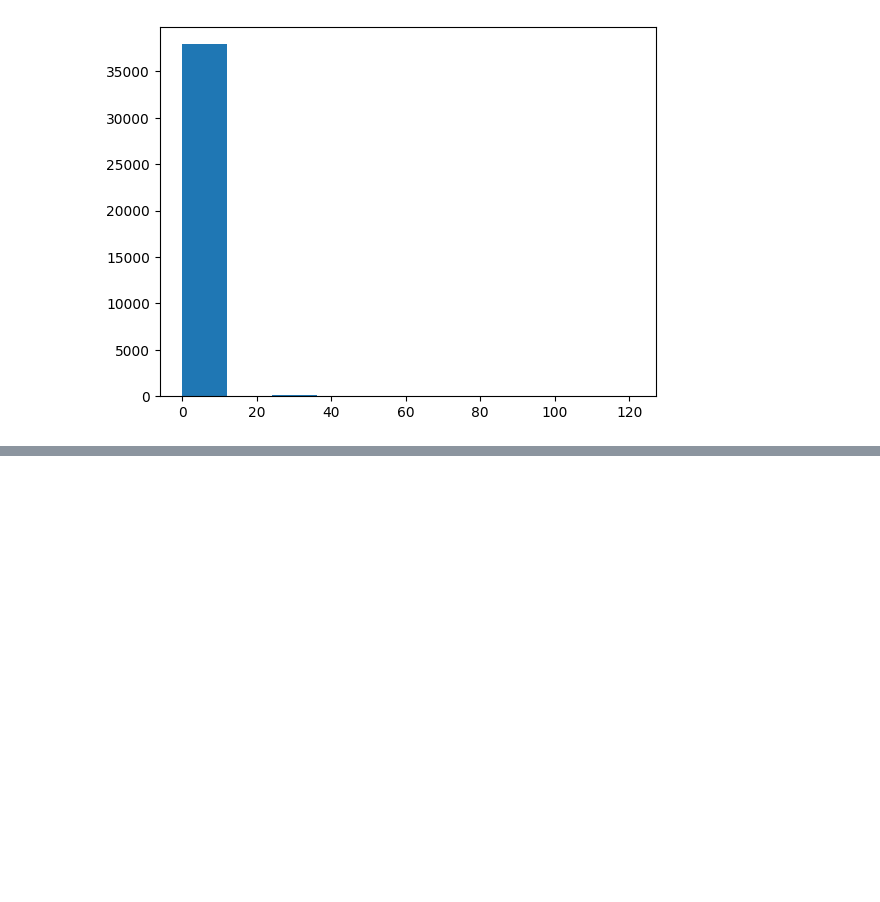
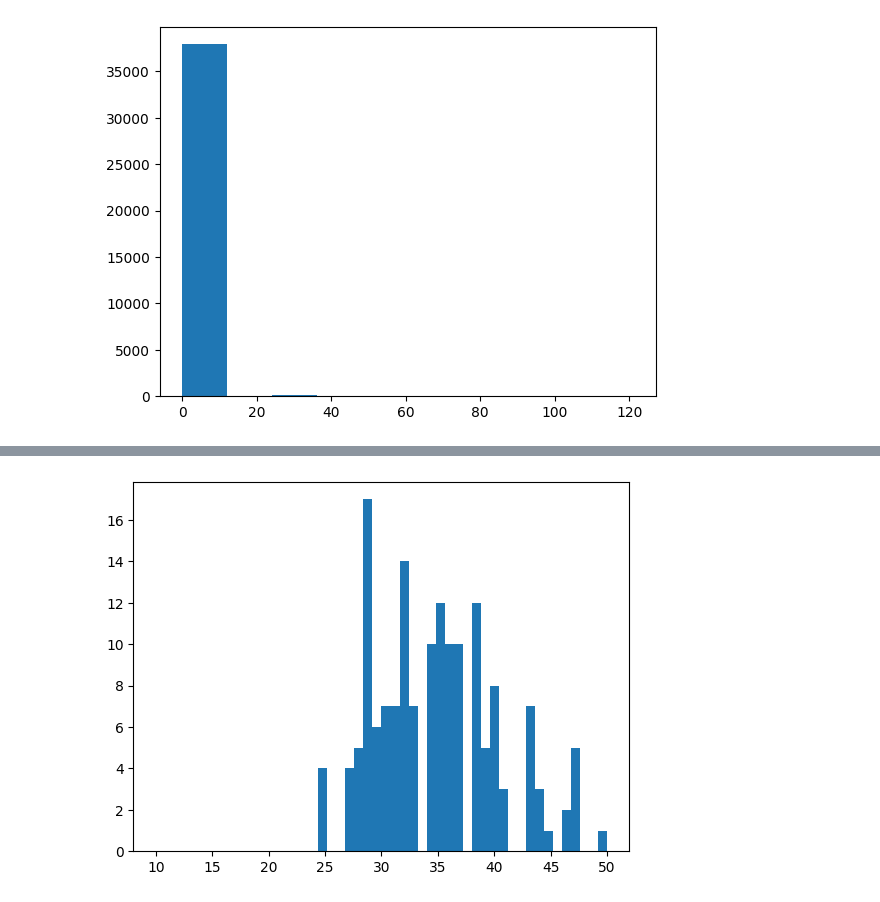
Before and after one commit to najibifar/Data_Analysis, a Jupyter notebook: Visualization/MatplotPandasSeaborn.ipynb, the cells around one changed output, grey strips where cells are left out. Saved outputs shown, nothing was run; the diff lists cells and outputs as text; code cells hidden in the pictures; blank space fills up the shorter version.

```diff
--- a/Visualization/MatplotPandasSeaborn.ipynb
+++ b/Visualization/MatplotPandasSeaborn.ipynb
@@ -93,0 +104,5 @@ ax.hist(df['Combined Electricity Consumption'])
+# %%
+fig, ax = plt.subplots()
+ax.hist(df['Combined Electricity Consumption'], range=(10, 50), bins=50);
+# %% [output]
+[figure, added]
```
Also changed, not shown: parts of 2 cells of this notebook.
